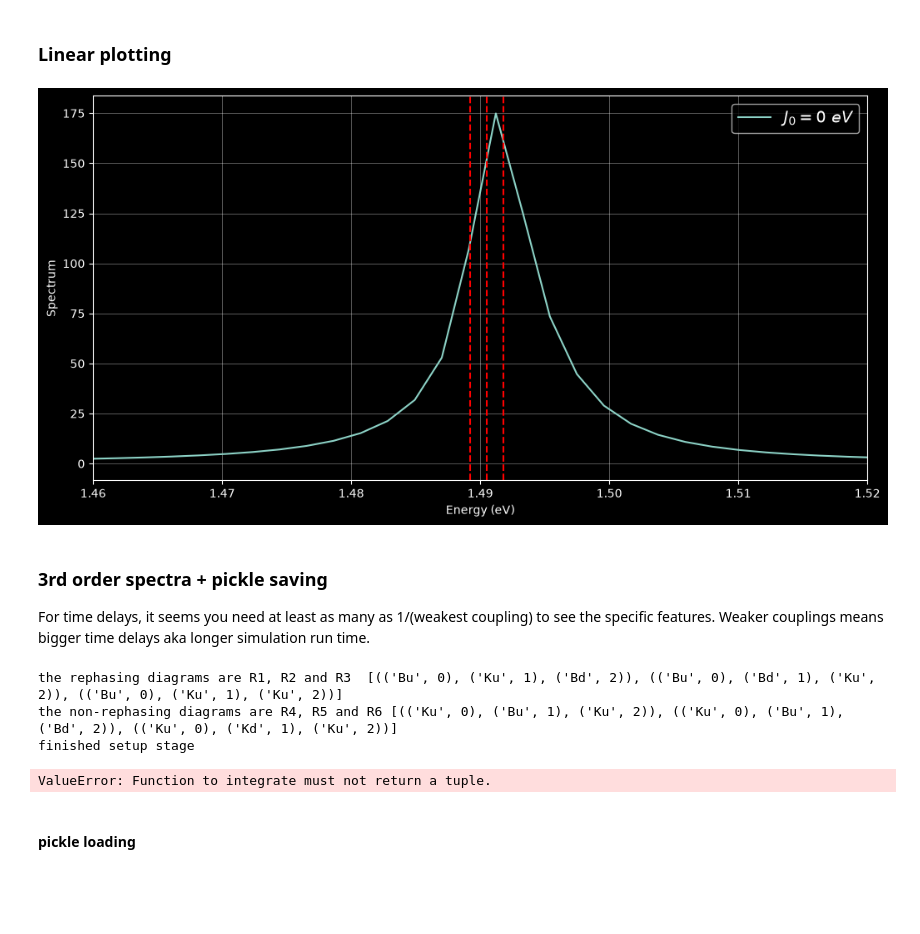
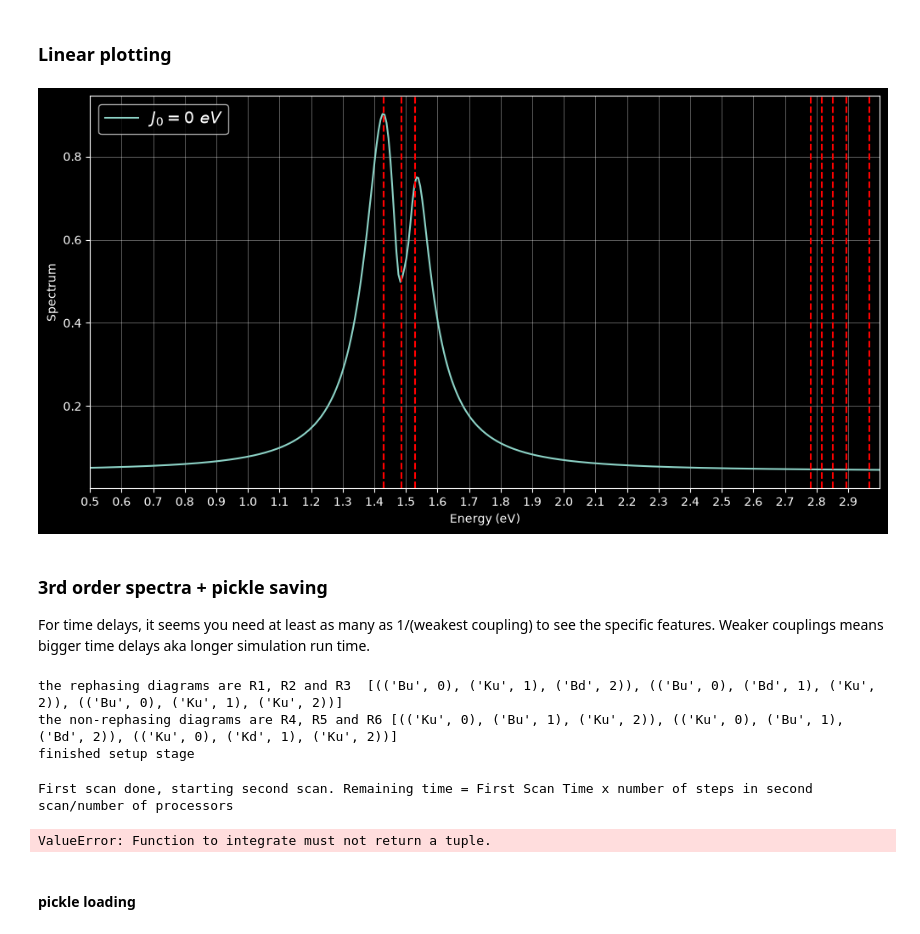
Before and after one commit to SilvaScience/QuDPy, a Jupyter notebook: biexcitons coupled to cavity photons.ipynb, the cells around one changed output. Cells and saved outputs as stored; diff of their text form; code cells hidden in the pictures; blank space fills up the shorter version.

```diff
--- a/biexcitons coupled to cavity photons.ipynb
+++ b/biexcitons coupled to cavity photons.ipynb
@@ -38,11 +38,11 @@ beta = 1 / kT
 # %% [markdown]
 ### parameters
 # %%
-scale = 1
+scale = 45
 
 en_b=1.4907 # bright state excitonic resonant energy in eV
 en_d=1.4907 # dark state excitonic resonant energy in eV
-detuning = -0.0006 # detuning between exciton and cavity in eV
+detuning = -0.0006 * scale # detuning between exciton and cavity in eV
 en_cav=en_b + detuning # cavity resonant energy in eV
 
 N=2 # maximum quantum
@@ -50,8 +50,8 @@ order=3
 
 rabi=0.003 * scale # vaccum rabi splitting
 g=rabi/2 # coupling strength for light-matter interaction in eV
-J=0.00075 * scale # coupling strength between heavy and light excitons (from small band gap energy difference)
-n_th=0.1 # average number thermal photons in the bath coupling to the resonator
+J=0.000375 * scale # coupling strength between heavy and light excitons (from small band gap energy difference)
+n_th=0. # average number thermal photons in the bath coupling to the resonator
 
 muc=1.0 # dipole strength for cavity photons
 mub=1.0 # dipole strength for heavy excitons
@@ -67,14 +67,14 @@ gamma_b_decay=0.0005 * scale # heavy exciton decay strength
 gamma_d_decay=0.0001 * scale # light exciton decay strength
 gamma_cav_phase=0.0006 * scale # cavity dephasing strength
 gamma_exc_phase=0.0001 * scale # exciton dephasing strength
-gamma_bd=0.01 # exciton species swapping strength
+gamma_bd=0.001 # exciton species swapping strength
 
-bb_bind=0.005 # strength of BB biexciton binding
-bd_bind=0.005 # strength of BD biexciton binding
-dd_bind=0.005 # strength of DD biexciton binding
+bb_bind=0.005 * scale # strength of BB biexciton binding
+bd_bind=0.005 * scale # strength of BD biexciton binding
+dd_bind=0.005 * scale # strength of DD biexciton binding
 
-# model="rw" # "no_rw" for no rotating wave approximation, "rw" for rotating wave approximation
-model="no-rw"
+model="rw" # "no_rw" for no rotating wave approximation, "rw" for rotating wave approximation
+# model="no-rw"
 
 time2=120 # population time delay
 date=time.strftime('%Y-%m-%d')
@@ -253,9 +253,11 @@ H = H0 + hbar * g * H_int + J * H_coupling  # total hamiltonian
 # print("H_coupling", H_coupling)
 print("H", H)
 
-obs = muc * (cav_low + cav_low.dag()) + mub * (exc_b_low + exc_b_low.dag()) + mud * (exc_d_low + exc_d_low.dag()) # observable
-ad = muc * cav_low + mub * exc_b_low + mud * exc_d_low # lowering operator
+
+ad = mu_qm2 * cav_low  + (mu_qm1 - mu_qm1) * c_low + mu_d2 * exc_d_low + (mu_d1 - mu_d2) * d_low  # lowering operator
 ad_paper = mu_qm2 * cav_low + mu_qm2 * exc_b_low # would have been the lowering operator according to Giuseppe's model. Cavity through quasi-coupling and dark exciton through dipole interaction. That one doesn't work though so I chose one that does.
+# obs = muc * (cav_low + cav_low.dag()) + mub * (exc_b_low + exc_b_low.dag()) + mud * (exc_d_low + exc_d_low.dag()) # observable.
+obs = ad + ad.dag()
 # print("mud", mud)
 # print("ad", ad)
 
@@ -277,8 +279,11 @@ c_dep = (np.sqrt(gamma_exc_phase) * (wb * H0_b + wd * H0_d) + # B and D pop
 c_b_d = np.sqrt(gamma_bd) * exc_d_low.dag() * exc_b_low # bright exciton to dark exciton transition
 c_d_b = np.sqrt(gamma_bd) * exc_b_low.dag() * exc_d_low # dark exciton to bright exciton transition
 
-c_ops = [c_cav_rel, c_cav_exc, c_dep, c_mat_rel, c_mat_exc, c_b_d, c_d_b]
-print(c_ops)
+c_b_cav = np.sqrt(gamma_bd) * cav_low.dag() * exc_b_low # bright exciton to dark exciton transition
+c_cav_b = np.sqrt(gamma_bd) * exc_b_low.dag() * cav_low # dark exciton to bright exciton transition
+
+c_ops = [c_cav_rel, c_cav_exc, c_dep, c_mat_rel, c_mat_exc, c_b_d, c_d_b, c_b_cav, c_cav_b]
+# print(c_ops)
 # %% [output]
 H Quantum object: dims=[[10], [10]], shape=(10, 10), type='oper', dtype=Dense, isherm=True
 Qobj data =
@@ -303,11 +303,11 @@ Qobj data =
 print("dimensionality of Hilbert-space: ", H.shape)
 
 # setting up system
-syst = System(H=H, rho=rho, a=ad_paper, u=obs, c_ops=c_ops, diagonalize=True)
+syst = System(H=H, rho=rho, a=ad, u=obs, c_ops=c_ops, diagonalize=True)
 
 en, T = H.eigenstates()
 print("eigenenergies", en)
-# print("eigenstates", T)
+print("eigenstates", T)
 
 print("system has been intialized")
 
@@ -325,7 +337,7 @@ system has been intialized
 # %% [markdown]
 ### Linear spectra + pickle saving
 # %%
-d0 = 20000
+d0 = 1000
 
 dipole, t_list, spec, freq = syst.linear_spec(d0, r=1, dir=directory, title_graph="lindip")
 
@@ -357,27 +369,27 @@ with open(directory+date+"/"+graph_title+"/freq.pkl", "wb") as file:
 # %%
 plt.figure(figsize=(12, 6))
 plt.plot(t_list, np.real(dipole), label="$J_{0} = 0 \\ eV$")  # real part of the dipole
 plt.xlim(0, 80)
 plt.xlabel("Time (fs)")
 plt.ylabel("Dipole")
 plt.legend(fontsize=14)
 plt.grid()
 plt.close()
 
 plt.figure(figsize=(12, 6))
 plt.plot(freq, np.real(spec), label="$J_{0} = 0 \\ eV$")  # real part of the spectrum
-plt.xlim(1.46, 1.52)
-plt.xticks(np.arange(1.46, 1.52, 0.01))
+plt.xlim(0.5, 3.)
+plt.xticks(np.arange(0.5, 3., 0.1))
 for i in H.eigenenergies():
     plt.axvline(x=i, color='red', linestyle='--')
 plt.xlabel("Energy (eV)")
 plt.ylabel("Spectrum")
 plt.legend(fontsize=14)
 plt.grid()
 plt.savefig(directory+date+"/"+graph_title+"/linspec.png")
 plt.show()
 # %% [output]
-[figure, old version]
+[figure, new version]
 # %% [markdown]
 ### 3rd order spectra + pickle saving
 For time delays, it seems you need at least as many as 1/(weakest coupling) to see the specific features. Weaker couplings means bigger time delays aka longer simulation run time.
@@ -411,7 +423,7 @@ if order==3:
     print("finished setup stage")
 
     # generating 2Dcoherence response for rephasing diagrams
-    time_delays = [400, 20, 400]
+    time_delays = [300, 20, 300]
     scan_id = [0, 2]
     response_list = []
     diagrams = rephasing + nonrephasing
@@ -433,7 +445,8 @@ if order==3:
 the rephasing diagrams are R1, R2 and R3  [(('Bu', 0), ('Ku', 1), ('Bd', 2)), (('Bu', 0), ('Bd', 1), ('Ku', 2)), (('Bu', 0), ('Ku', 1), ('Ku', 2))]
 the non-rephasing diagrams are R4, R5 and R6 [(('Ku', 0), ('Bu', 1), ('Ku', 2)), (('Ku', 0), ('Bu', 1), ('Bd', 2)), (('Ku', 0), ('Kd', 1), ('Ku', 2))]
 finished setup stage
-ValueError: Function to integrate must not return a tuple.
+First scan done, starting second scan. Remaining time = First Scan Time x number of steps in second scan/number of processors
+ValueError: Function to integrate must not return a tuple.
 # %% [markdown]
 #### pickle loading
 # %%
```
Also changed, not shown: parts of 4 cells of this notebook, 48 other files.
